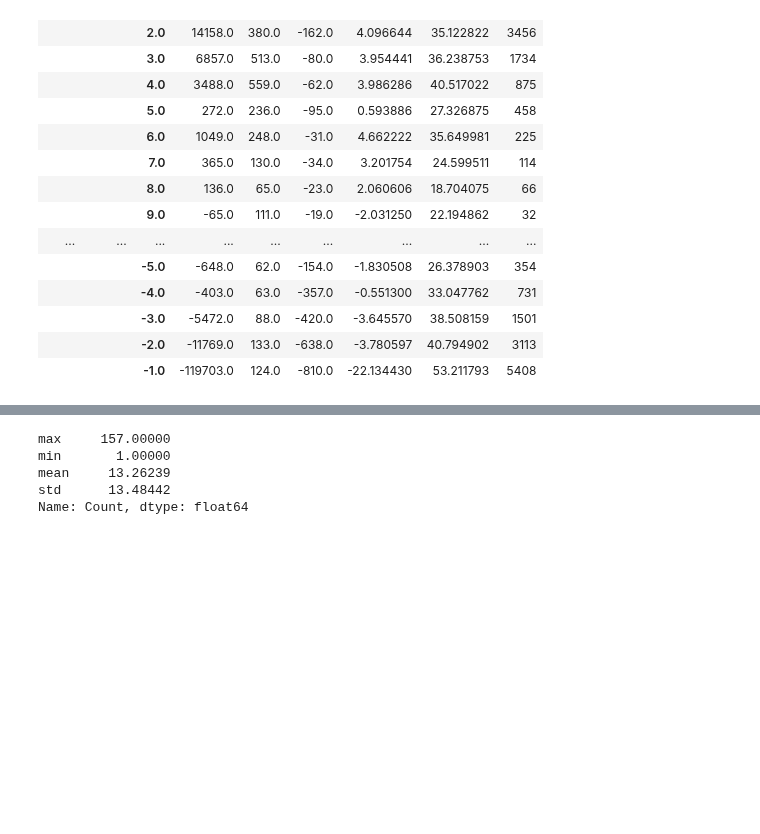
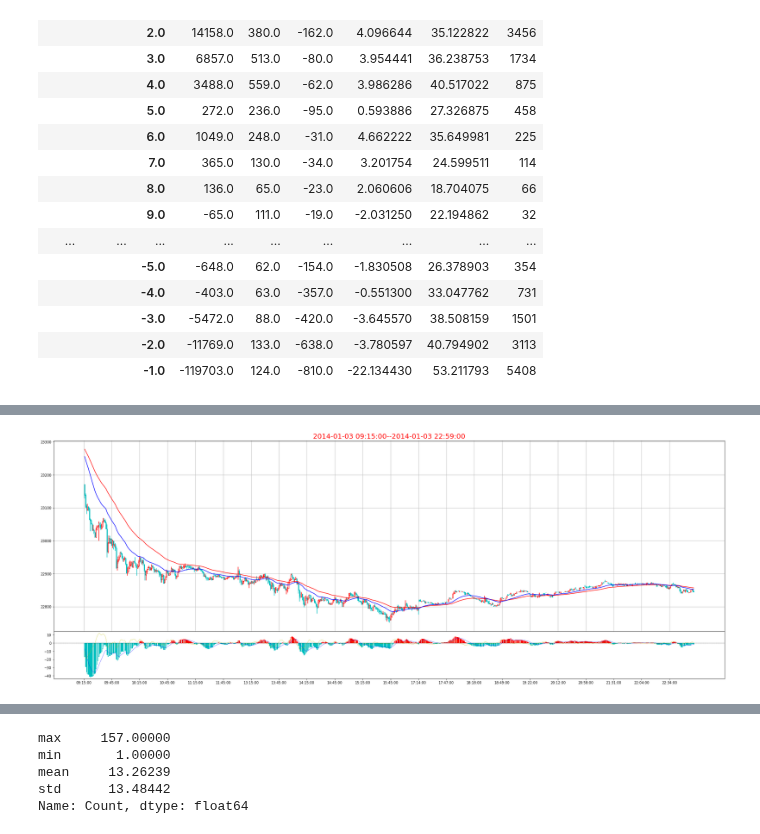
Before and after one commit to che7611/test2, a Jupyter notebook: YD.ipynb, the cells around one changed output, grey strips where cells are left out. Cells and saved outputs as stored; diff of their text form; code cells hidden in the pictures; blank space fills up the shorter version.

```diff
--- a/YD.ipynb
+++ b/YD.ipynb
@@ -269,0 +300,4 @@ MACD.groupby(['State','StateE','No'])['Diff'].agg(Calc)
+# %%
+DrawKline('2014/1/3')
+# %% [output]
+[figure, added]
```
Also changed, not shown: parts of 14 cells of this notebook, 3 other files.
